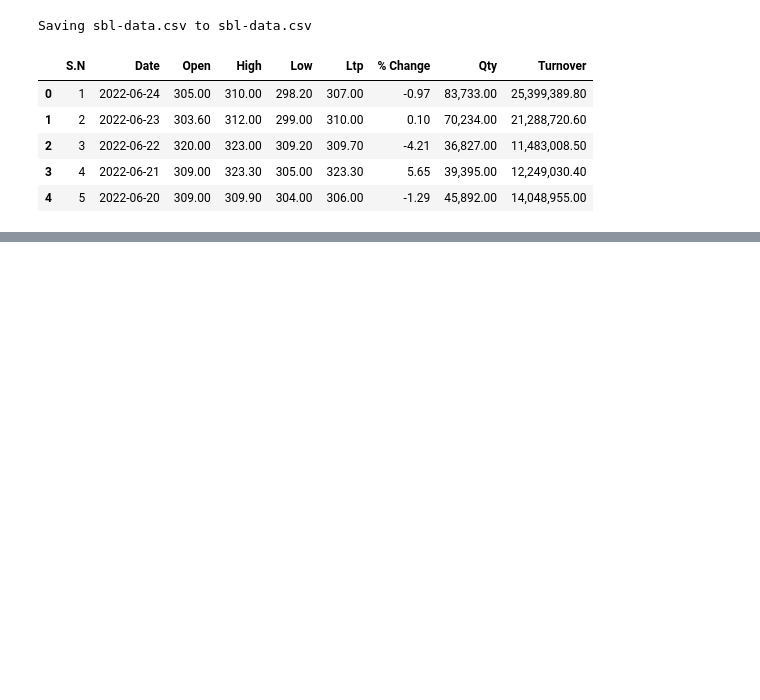
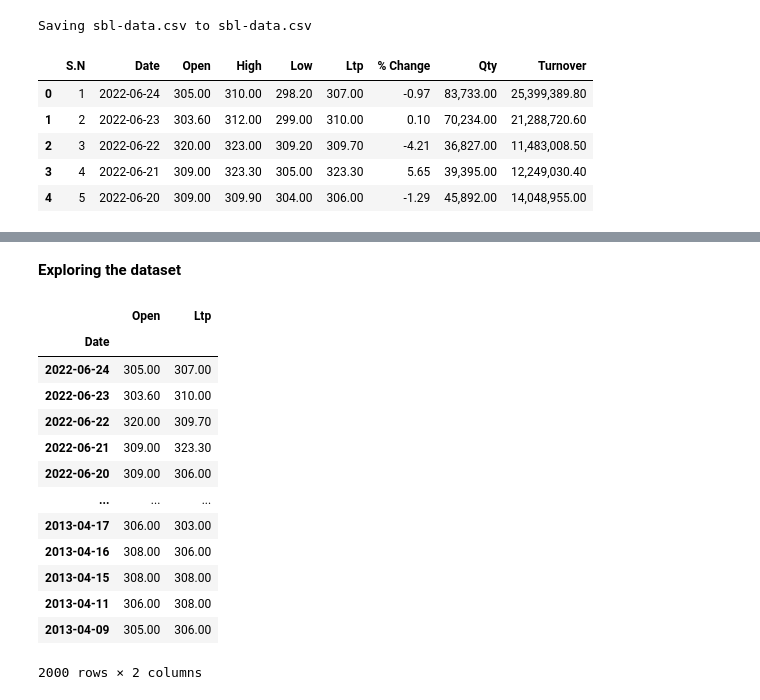
Before and after one commit to kiran-bhandari16/LSTM-Stock-Price-Prediciton, a Jupyter notebook: LSTM_Stock_Price_Prediction.ipynb, the cells around one changed output, grey strips where cells are left out. Drawn from its saved outputs; the diff is of its cells as text; code cells hidden in the pictures; blank space fills up the shorter version.

```diff
--- a/LSTM_Stock_Price_Prediction.ipynb
+++ b/LSTM_Stock_Price_Prediction.ipynb
@@ -33,0 +73,21 @@ df.head()
+# %% [markdown]
+**Exploring the dataset**
+# %%
+x = data.set_index("Date",drop=True)
+x = x[["Open","Ltp"]]
+x
+# %% [output]
+|  | Open | Ltp |
+| Date |  |  |
+| 2022-06-24 | 305.00 | 307.00 |
+| 2022-06-23 | 303.60 | 310.00 |
+| 2022-06-22 | 320.00 | 309.70 |
+| 2022-06-21 | 309.00 | 323.30 |
+| 2022-06-20 | 309.00 | 306.00 |
+| ... | ... | ... |
+| 2013-04-17 | 306.00 | 303.00 |
+| 2013-04-16 | 308.00 | 306.00 |
+| 2013-04-15 | 308.00 | 308.00 |
+| 2013-04-11 | 306.00 | 308.00 |
+| 2013-04-09 | 305.00 | 306.00 |
+2000 rows × 2 columns
```
Also changed, not shown: parts of 8 cells of this notebook.
